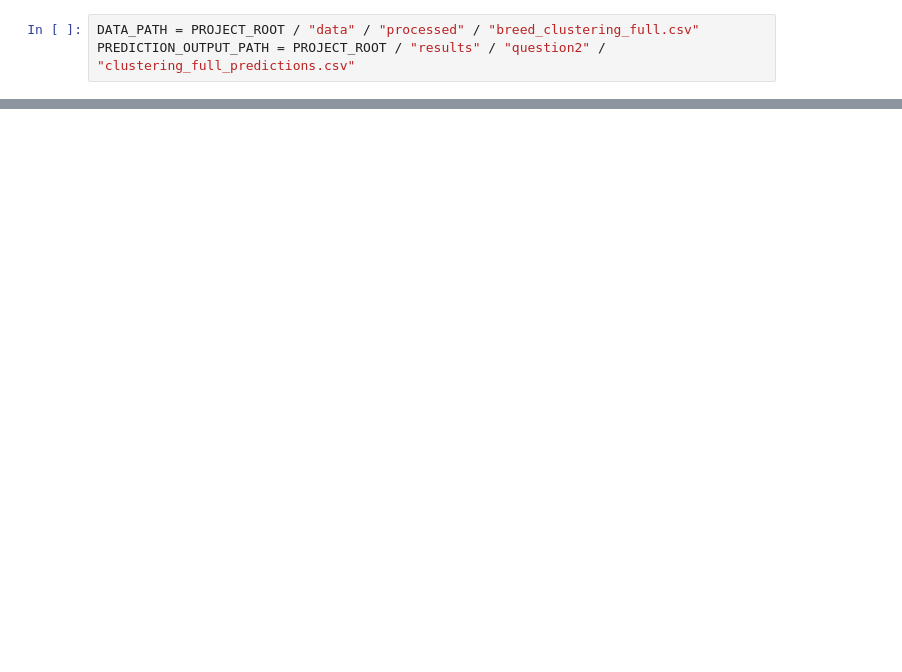
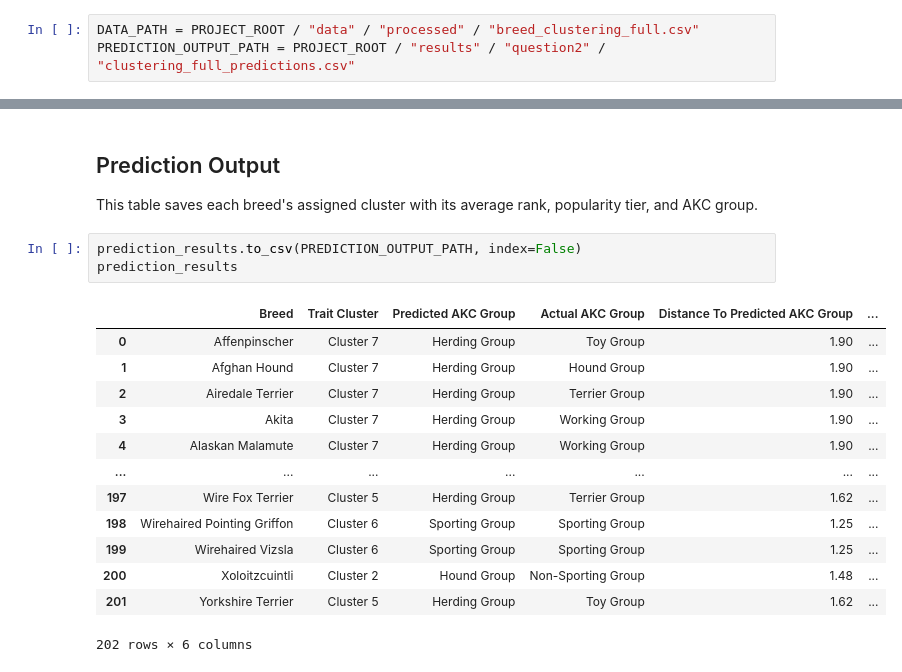
Before and after one commit to summerortega/CSC466_FinalProject, a Jupyter notebook: notebooks/clustering_full.ipynb, the cells around one changed output, grey strips where cells are left out. Saved outputs shown, nothing was run; the diff lists cells and outputs as text; blank space fills up the shorter version.

```diff
--- a/notebooks/clustering_full.ipynb
+++ b/notebooks/clustering_full.ipynb
@@ -83,0 +110,21 @@ Cluster silhouette score: 0.10326105333294303
+# %% [markdown]
+## Prediction Output
+
+This table saves each breed's assigned cluster with its average rank, popularity tier, and AKC group.
+# %%
+prediction_results.to_csv(PREDICTION_OUTPUT_PATH, index=False)
+prediction_results
+# %% [output]
+|  | Breed | Trait Cluster | Predicted AKC Group | Actual AKC Group | Distance To Predicted AKC Group | ... |
+| 0 | Affenpinscher | Cluster 7 | Herding Group | Toy Group | 1.90 | ... |
+| 1 | Afghan Hound | Cluster 7 | Herding Group | Hound Group | 1.90 | ... |
+| 2 | Airedale Terrier | Cluster 7 | Herding Group | Terrier Group | 1.90 | ... |
+| 3 | Akita | Cluster 7 | Herding Group | Working Group | 1.90 | ... |
+| 4 | Alaskan Malamute | Cluster 7 | Herding Group | Working Group | 1.90 | ... |
+| ... | ... | ... | ... | ... | ... | ... |
+| 197 | Wire Fox Terrier | Cluster 5 | Herding Group | Terrier Group | 1.62 | ... |
+| 198 | Wirehaired Pointing Griffon | Cluster 6 | Sporting Group | Sporting Group | 1.25 | ... |
+| 199 | Wirehaired Vizsla | Cluster 6 | Sporting Group | Sporting Group | 1.25 | ... |
+| 200 | Xoloitzcuintli | Cluster 2 | Hound Group | Non-Sporting Group | 1.48 | ... |
+| 201 | Yorkshire Terrier | Cluster 5 | Herding Group | Toy Group | 1.62 | ... |
+202 rows × 6 columns
```
Also changed, not shown: parts of 11 cells of this notebook, 5 other files.
